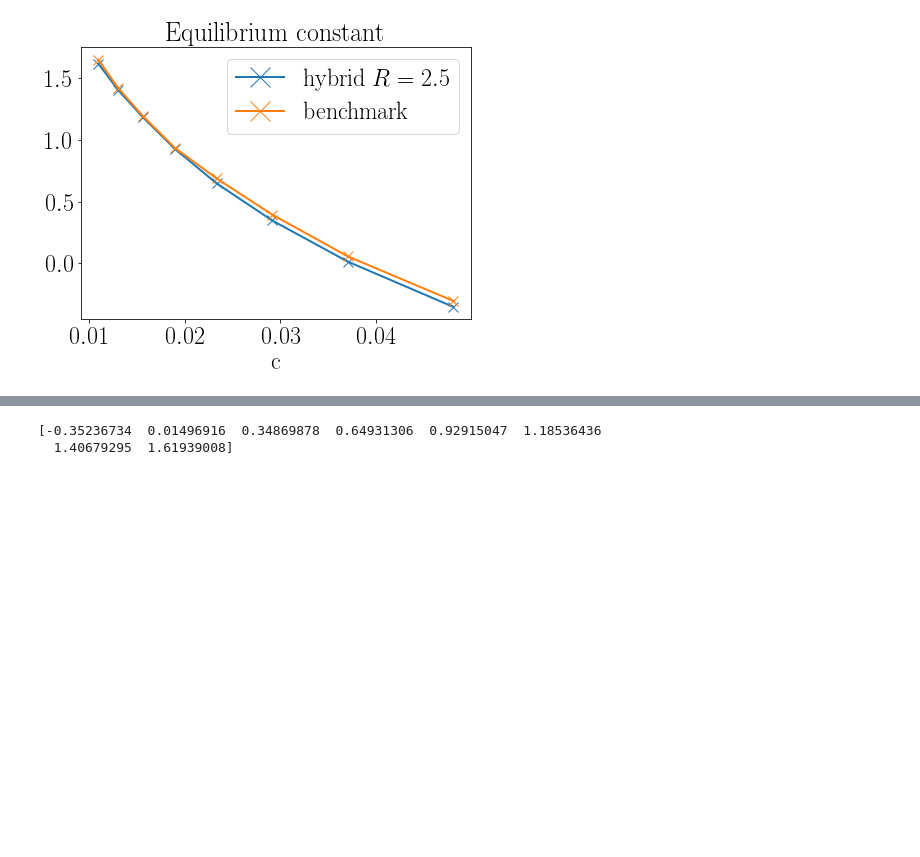
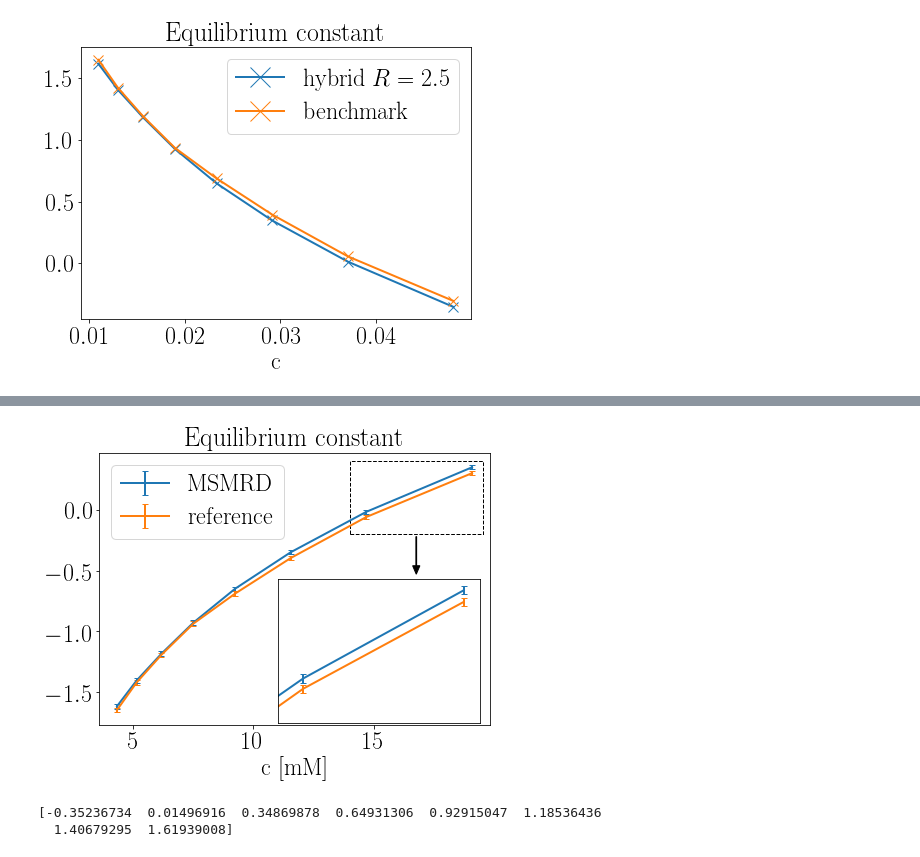
Before and after one commit to markovmodel/msmrd, a Jupyter notebook: scripts/current/analyzeRates3D.ipynb, the cells around one changed output, grey strips where cells are left out. Saved outputs shown, nothing was run; the diff lists cells and outputs as text; code cells hidden in the pictures; blank space fills up the shorter version.

```diff
--- a/scripts/current/analyzeRates3D.ipynb
+++ b/scripts/current/analyzeRates3D.ipynb
@@ -183,3 +197,28 @@ ax.arrow(0.042, 0.15, 0, 0.2, fc='k', head_length=0.07, width=0.00003, head_widt
+# %%
+mpl.rcParams.update({'ytick.labelsize':24, 'xtick.labelsize':24, 'axes.labelsize':24, 'axes.titlesize':26})
+fig, axs = plt.subplots(nrows=1, ncols=1)
+ax = axs
+ax.set_title('$k_{on}$')
+ax.errorbar(c, np.log(k_onH/koff_H), yerr=k_onH*fpt_onH_boot_err, label='MSMRD$', capsize=3)
+ax.errorbar(c,  np.log(k_onB/koff_B), yerr=k_onB*fpt_onB_boot_err, label='reference', capsize=3)
+#plt.errorbar(c, k_onB, 'x-', yerr=k_onB_err, label='benchmark')
+plt.xlabel('c [mM]')
+plt.legend(loc=2)
+plt.title('Equilibrium constant')
+#plt.xlim(0.03-0.001, 0.03+0.001)
+ax2 = plt.axes([.48, .13, .4, .4])
+ax2.errorbar(c, np.log(k_onH/koff_H), yerr=k_onH*fpt_onH_boot_err, capsize=3)
+ax2.errorbar(c, np.log(k_onB/koff_B), yerr=k_onB*fpt_onB_boot_err, capsize=3)
+ax2.set_xlim(14, 19.5)
+ax2.set_ylim(-0.2, 0.4)
+ax2.set_yticklabels(())
+plt.setp(ax2, xticks=[], yticks=[])
+ax.add_patch(mpl.patches.Rectangle((14, -0.2), 5.5, 0.6, fill=False, lw=1, linestyle='dashed'))
+ax.arrow(16.75, -0.22, 0, -0.24, fc='k', head_length=0.07, width=0.03, head_width=0.3, fill=True)
+#plt.xlim(0.03-0.001, 0.03+0.001)
+plt.savefig('../../Paper/figs/asym3D/Keq_units_inverse.pdf', bbox_inches='tight')
+# %% [output]
+[figure, added]
 # %%
 print np.log(koff_H/k_onH)
 # %% [output]
```
Also changed, not shown: parts of 8 cells of this notebook, 7 other files.
